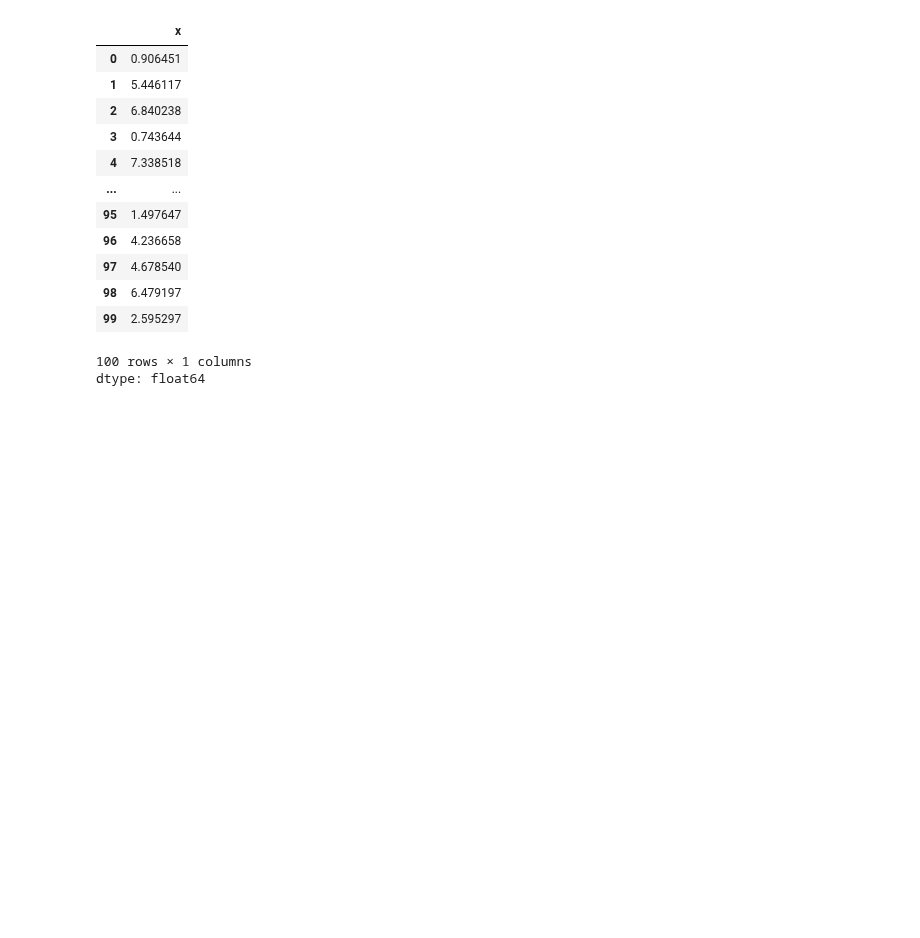
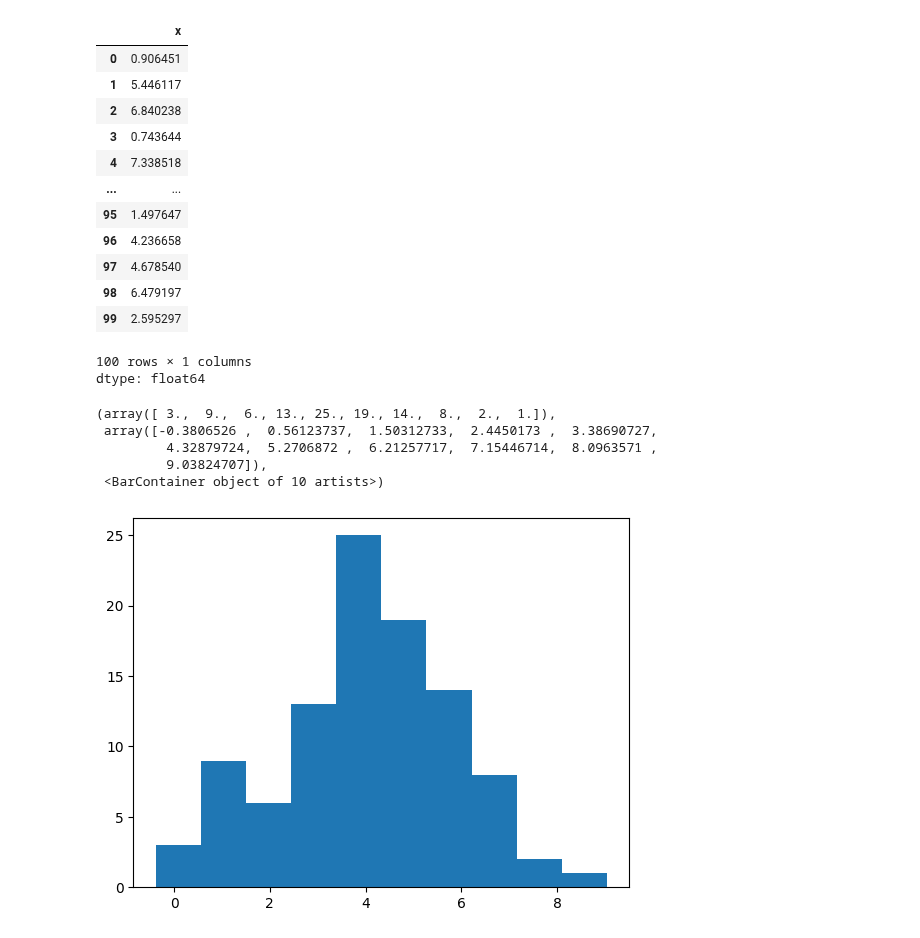
Before and after one commit to asegura4488/MetodosComputacionales1, a Jupyter notebook: Semana15/AjusteHistogramas.ipynb, the cells around one changed output. Cells and saved outputs as stored; diff of their text form; code cells hidden in the pictures; blank space fills up the shorter version.

```diff
--- a/Semana15/AjusteHistogramas.ipynb
+++ b/Semana15/AjusteHistogramas.ipynb
@@ -41,3 +41,12 @@ x
 | 99 | 2.595297 |
 100 rows × 1 columns
 dtype: float64
+# %%
+plt.hist(x)
+# %% [output]
+(array([ 3.,  9.,  6., 13., 25., 19., 14.,  8.,  2.,  1.]),
+ array([-0.3806526 ,  0.56123737,  1.50312733,  2.4450173 ,  3.38690727,
+         4.32879724,  5.2706872 ,  6.21257717,  7.15446714,  8.0963571 ,
+         9.03824707]),
+ <BarContainer object of 10 artists>)
+[figure, added]
```
Also changed, not shown: parts of 9 cells of this notebook.
